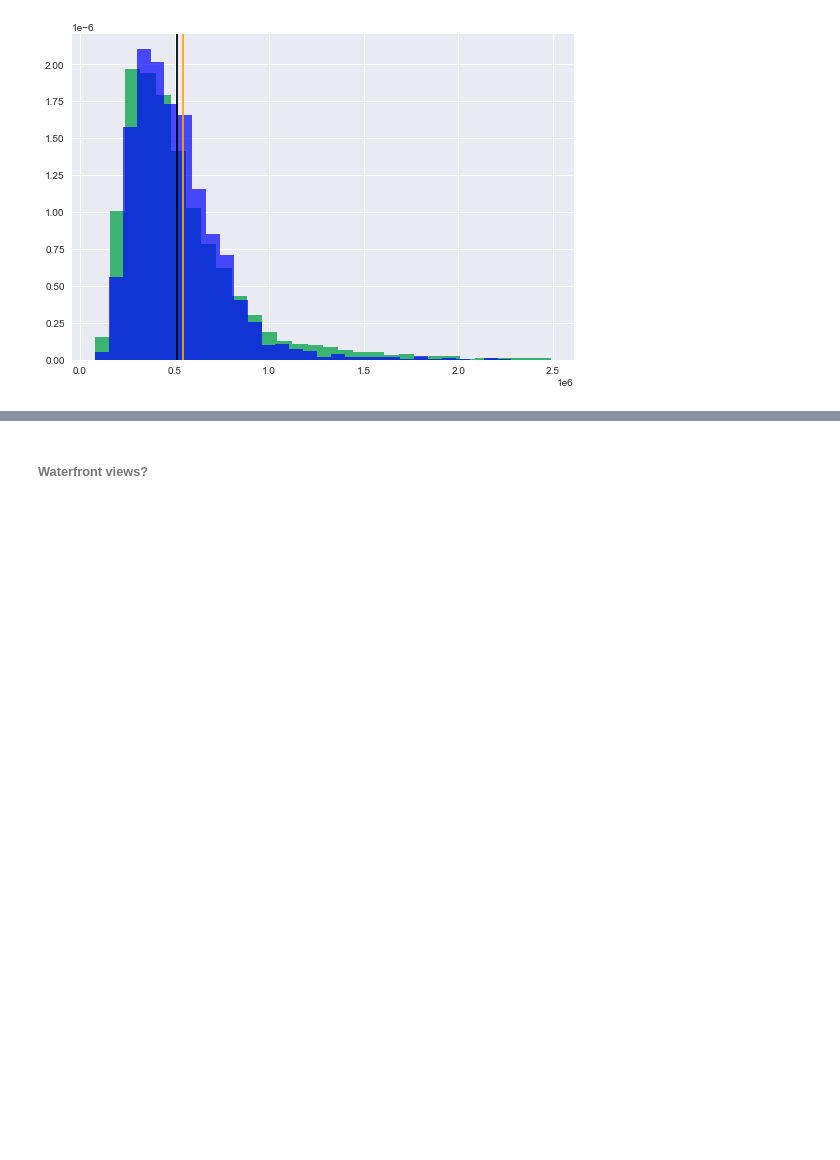
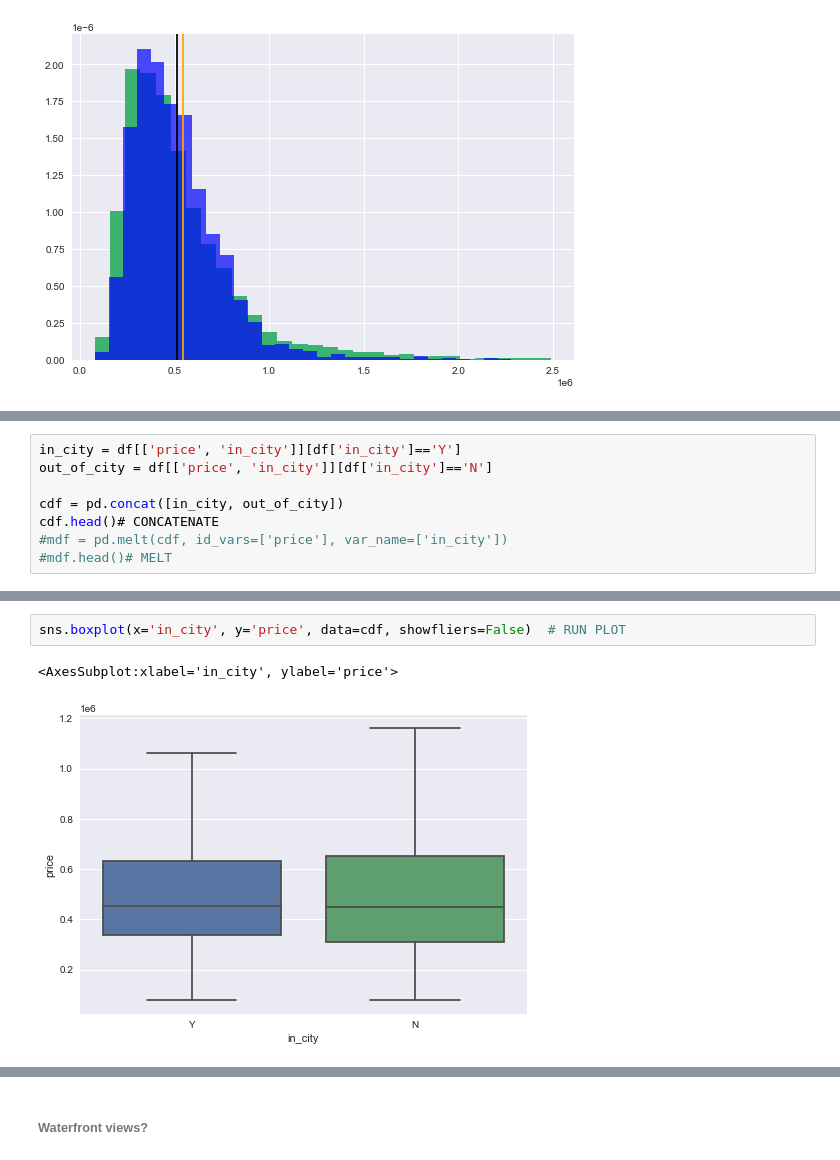
Before and after one commit to Luv2bnanook44/phase_2_project_quanggang, a Jupyter notebook: notebooks/jamie_notebook.ipynb, the cells around one changed output, grey strips where cells are left out. Saved outputs shown, nothing was run; the diff lists cells and outputs as text; blank space fills up the shorter version.

Commit message:
added new engineered vars and boxplot

```diff
--- a/notebooks/jamie_notebook.ipynb
+++ b/notebooks/jamie_notebook.ipynb
@@ -314,0 +405,8 @@ sns.regplot(x=df.sqft_living, y=df.price)
+# %%
+in_city = df[['price', 'in_city']][df['in_city']=='Y']
+out_of_city = df[['price', 'in_city']][df['in_city']=='N']
+
+cdf = pd.concat([in_city, out_of_city])
+cdf.head()# CONCATENATE
+#mdf = pd.melt(cdf, id_vars=['price'], var_name=['in_city'])
+#mdf.head()# MELT
@@ -314,0 +420,5 @@ sns.regplot(x=df.sqft_living, y=df.price)
+# %%
+sns.boxplot(x='in_city', y='price', data=cdf, showfliers=False)  # RUN PLOT
+# %% [output]
+<AxesSubplot:xlabel='in_city', ylabel='price'>
+[figure, added]
```
Also changed, not shown: parts of 29 cells of this notebook.
